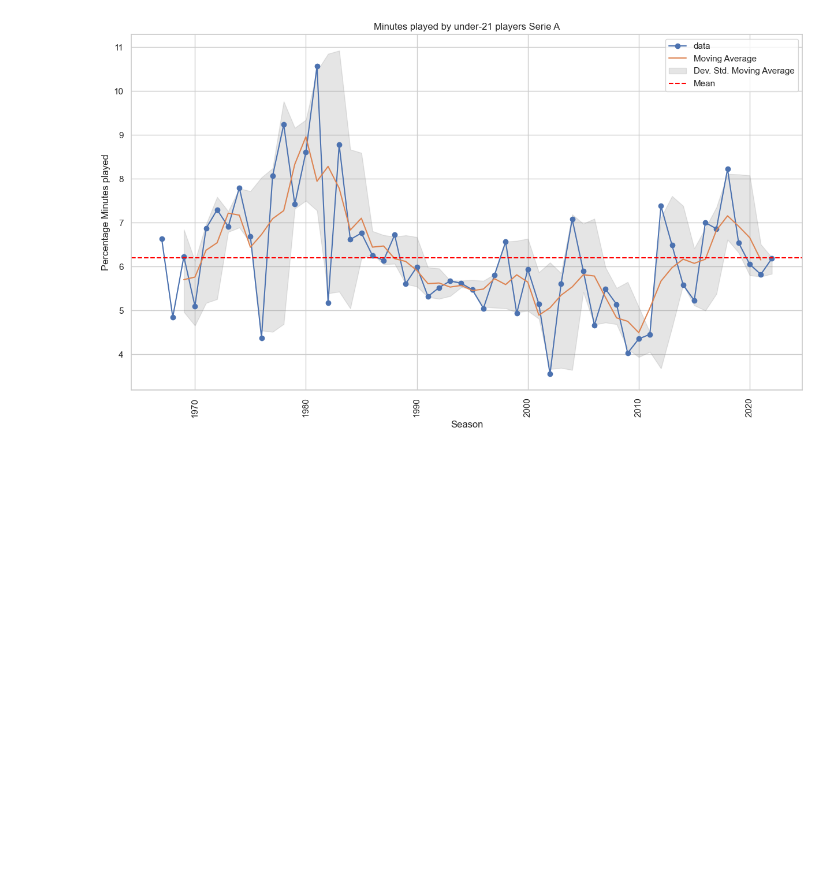
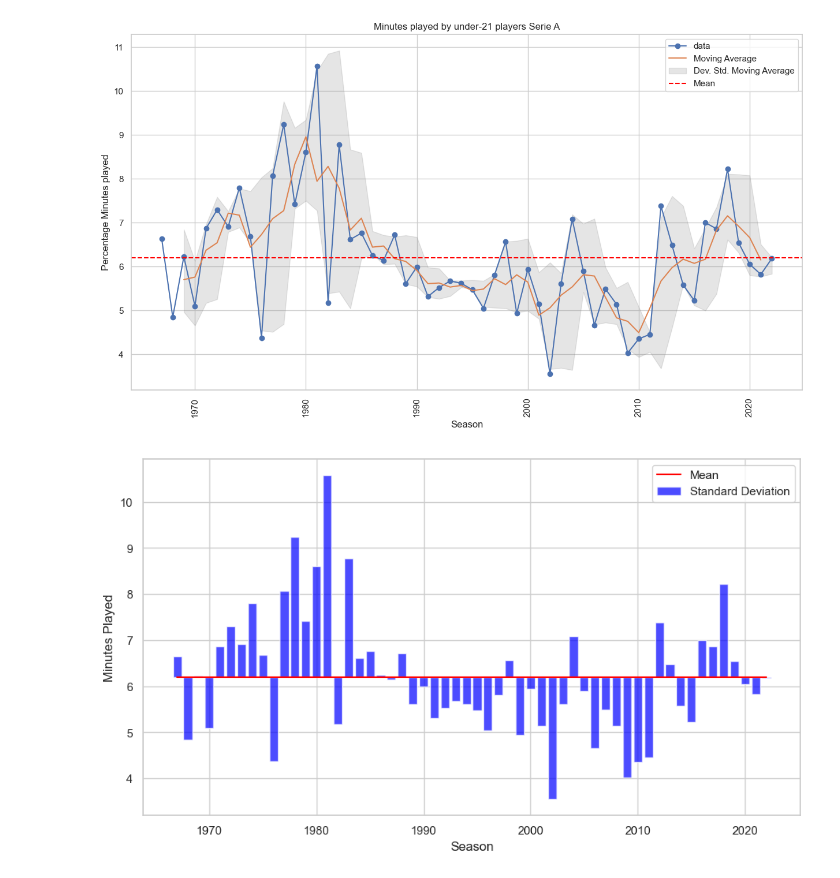
Before and after one commit to frapic98/Minutes-played-by-under-21-players-in-Serie-a, a Jupyter notebook: data_visualization.ipynb, the cells around one changed output. Drawn from its saved outputs; the diff is of its cells as text; code cells hidden in the pictures; blank space fills up the shorter version.

```diff
--- a/data_visualization.ipynb
+++ b/data_visualization.ipynb
@@ -210,3 +210,25 @@ plt.legend()
 plt.show()
 # %% [output]
 [figure]
+# %%
+sns.set_style("whitegrid")
+
+# Calcola la media dei minuti giocati
+mean_minutes = mins_played['Minutes_played_under21'].mean()
+
+# Calcola la deviazione dei minuti giocati rispetto alla media
+mins_played['Deviazione'] = mins_played['Minutes_played_under21'] - mean_minutes
+# Plot della linea media
+plt.figure(figsize=(11, 6))
+plt.plot(mins_played.index, [mean_minutes] * len(mins_played), label='Mean', color='red')
+
+# Plot delle barre di deviazione per ogni stagione
+plt.bar(mins_played.index, mins_played['Deviazione'], color='blue', alpha=0.7, label='Standard Deviation',bottom=mean_minutes)
+
+#plt.title('Mean and Standard Deviation of Minutes Played by Under-21 Players')
+plt.xlabel('Season')
+plt.ylabel('Minutes Played')
+plt.legend()
+plt.show()
+# %% [output]
+[figure, added]
```
Also changed, not shown: 1 other file.
